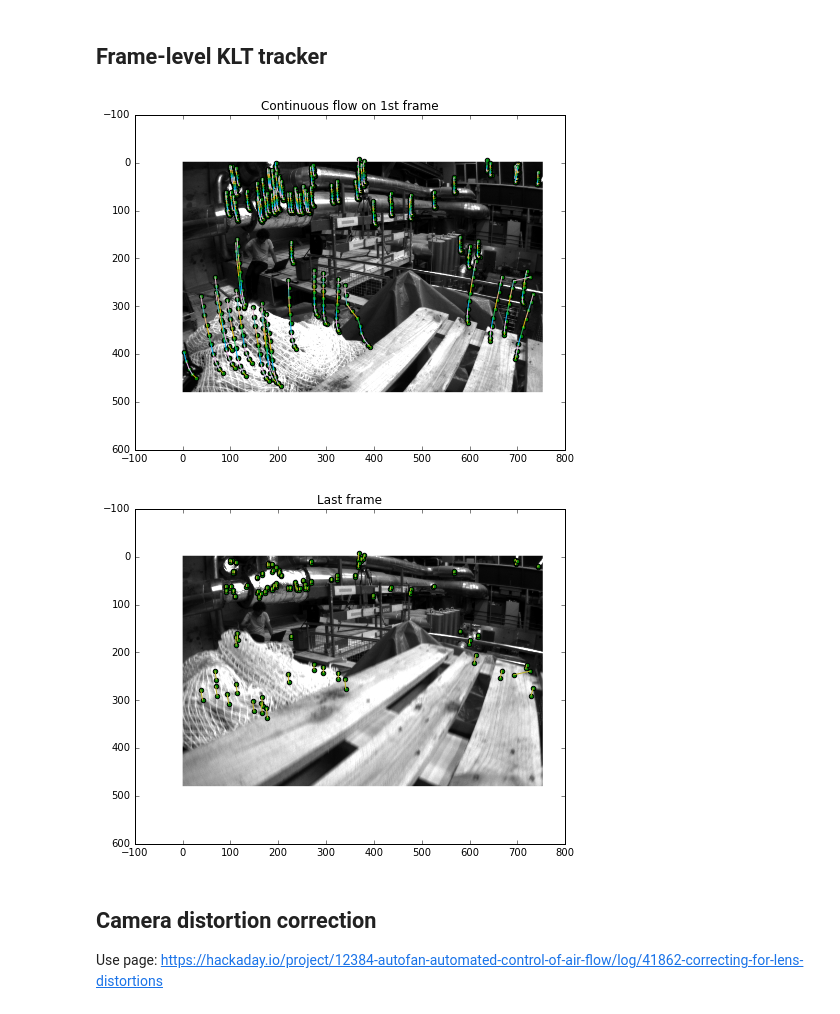
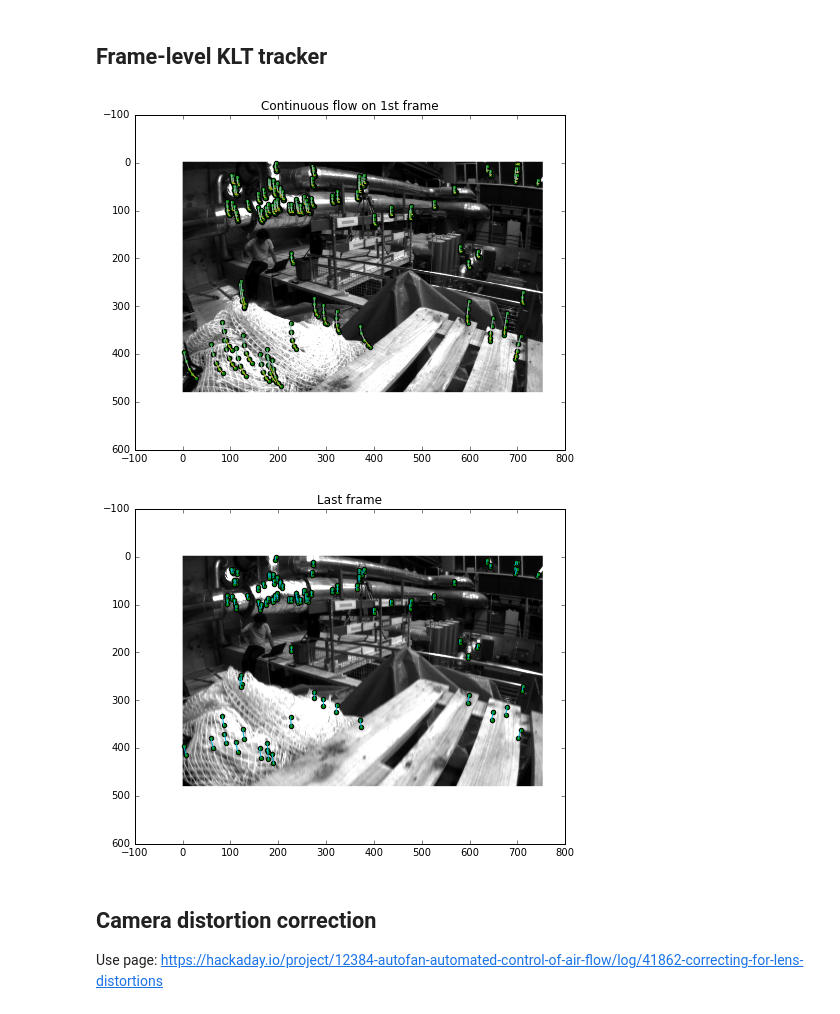
Before and after one commit to jinchenglee/EuRoC_MAV_dataset_tools, a Jupyter notebook: KLT_on_EuRoc_MAV_dataset.ipynb, the cells around one changed output. Drawn from its saved outputs; the diff is of its cells as text; code cells hidden in the pictures.

```diff
--- a/KLT_on_EuRoc_MAV_dataset.ipynb
+++ b/KLT_on_EuRoc_MAV_dataset.ipynb
@@ -217,7 +217,7 @@ lk_params = dict( winSize  = (15,15),
 cam0_img_list = np.sort(glob.glob(basedir+'mav0/cam0/data/*.png'))
 
 # No of frames to process
-frame_range = range(0, 10, 1)
+frame_range = range(0, 5, 1)
 
 #-------------
 # Processing cam
@@ -269,35 +269,35 @@ for fr in frame_range:
         p0 = good_new.reshape(-1,1,2)
 
     old_cam0 = cam0.copy()
 
     # Save pyplot image
     plt.savefig(str(fr).zfill(3)+'.png')
 
 # Show the image with continuous flow
 plt.show()
 
 # Draw last frame
 plt.figure(figsize=figsize)
 #plt.axis('off')
 plt.imshow(cam0, cmap='gray')
 plt.title("Last frame")
 plt.scatter(good_old[:,0], good_old[:,1], linestyle='-', c='g')
 plt.scatter(good_new[:,0], good_new[:,1], linestyle='-', c='g')
 cur_rand_color = (np.random.rand(),0.7, np.random.rand(),1.0)
 
 for idx in range(good_old.shape[0]):
     plt.plot([good_old[idx,0], good_new[idx,0]],
                     [good_old[idx,1], good_new[idx,1]],
                     linestyle='-', color=cur_rand_color)
 plt.show()
 
     # Use opencv to show image
     #cv2.imshow('cam0',cam0)
     #k = cv2.waitKey(-1)
     #cv2.destroyAllWindows()
 # %% [output]
-[figure, old version]
+[figure, new version]
-[figure, old version]
+[figure, new version]
 # %% [markdown]
 ## Camera distortion correction
 
```
Also changed, not shown: parts of 6 cells of this notebook.
